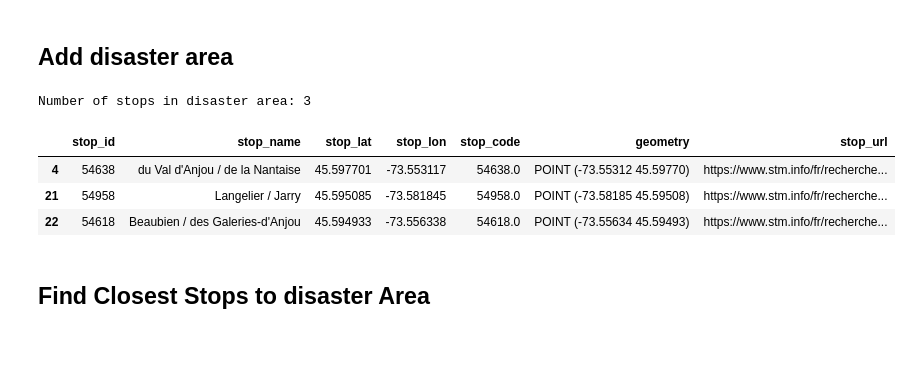
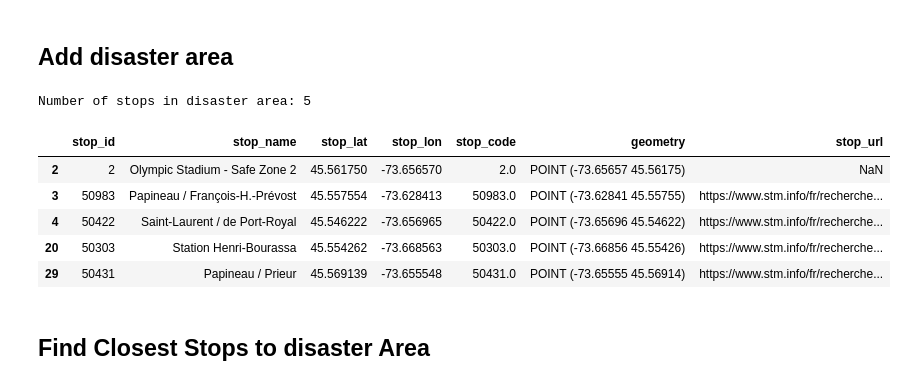
Before and after one commit to lakshyaag/Route-Optimization-STM, a Jupyter notebook: Safe Zone Problem Extension-Cleaned-Final.ipynb, the cells around one changed output. Saved outputs shown, nothing was run; the diff lists cells and outputs as text; code cells hidden in the pictures; blank space fills up the shorter version.

```diff
--- a/Safe Zone Problem Extension-Cleaned-Final.ipynb
+++ b/Safe Zone Problem Extension-Cleaned-Final.ipynb
@@ -87,7 +87,7 @@ segments[["route_id", "start_stop_id", "end_stop_id"]] = segments[
     ["route_id", "start_stop_id", "end_stop_id"]
 ].astype(str)
 
-routes = ["24", "51", "67", "18", "33", "45", "80"]
+routes = ["24", "51", "67", "18", "105", "45", "80", "55"]
 
 stops_df_gpd = get_stops_on_route(routes, segments, stops)
 # %% [output]
@@ -141,7 +141,7 @@ def add_depot_and_safe_zones(lat: float, lon: float, stops_df: pd.DataFrame, saf
 ### New Random Sample with Safe Zones
 # %%
 # Sample a random subset of stops
-random_stops_df_gpd = stops_df_gpd.sample(n=20, random_state=5)
+random_stops_df_gpd = stops_df_gpd.sample(n=30, random_state=662)
 
 # Define your safe zones DataFrame
 safe_zones_data = {
@@ -156,11 +156,11 @@ safe_zones_df = pd.DataFrame(safe_zones_data)
 safe_zones_df["geometry"] = [Point(lon, lat) for lat, lon in zip(safe_zones_df.stop_lat, safe_zones_df.stop_lon)]
 
 # Use the modified function to add the depot and safe zones
-depot_lat = 45.509642  # Depot latitude
-depot_lon = -73.580091  # Depot longitude
+depot_lat = 45.503256  # Depot latitude
+depot_lon = -73.575901  # Depot longitude
 depot, random_stops_df_gpd = add_depot_and_safe_zones(depot_lat, depot_lon, random_stops_df_gpd, safe_zones_df)
 
 # Now 'updated_random_stops_df_gpd' includes the depot, safe zones, and the random subset of stops
 print(f"Number of stops including depot and safe zones: {len(random_stops_df_gpd)}")
-display(random_stops_df_gpd.head())
+display(random_stops_df_gpd)
 # %% [output]
@@ -292,27 +303,29 @@ Number of stops in DataFrame: 23
 # %%
 def add_disaster_area(stops_df: pd.DataFrame, disaster_bounds: list):
     disaster_area = box(*disaster_bounds)
 
     stops_df_gpd = gpd.GeoDataFrame(stops_df, geometry="geometry")
 
     stops_in_disaster_area = stops_df_gpd[stops_df_gpd.within(disaster_area)]
 
     print(f"Number of stops in disaster area: {len(stops_in_disaster_area)}")
 
     display(stops_in_disaster_area)
 
     return stops_in_disaster_area, disaster_area
 
 
 stops_in_disaster_area, disaster_area = add_disaster_area(
-    random_stops_df_gpd, [-73.50826, 45.57889, -73.60963, 45.70587]
+    random_stops_df_gpd, [-73.682213, 45.535972, -73.604622, 45.572994]
 )
 # %% [output]
-Number of stops in disaster area: 3
+Number of stops in disaster area: 5
 |  | stop_id | stop_name | stop_lat | stop_lon | stop_code | geometry | stop_url |
-| 4 | 54638 | du Val d'Anjou / de la Nantaise | 45.597701 | -73.553117 | 54638.0 | POINT (-73.55312 45.59770) | https://www.stm.info/fr/recherche... |
-| 21 | 54958 | Langelier / Jarry | 45.595085 | -73.581845 | 54958.0 | POINT (-73.58185 45.59508) | https://www.stm.info/fr/recherche... |
-| 22 | 54618 | Beaubien / des Galeries-d'Anjou | 45.594933 | -73.556338 | 54618.0 | POINT (-73.55634 45.59493) | https://www.stm.info/fr/recherche... |
+| 2 | 2 | Olympic Stadium - Safe Zone 2 | 45.561750 | -73.656570 | 2.0 | POINT (-73.65657 45.56175) | NaN |
+| 3 | 50983 | Papineau / François-H.-Prévost | 45.557554 | -73.628413 | 50983.0 | POINT (-73.62841 45.55755) | https://www.stm.info/fr/recherche... |
+| 4 | 50422 | Saint-Laurent / de Port-Royal | 45.546222 | -73.656965 | 50422.0 | POINT (-73.65696 45.54622) | https://www.stm.info/fr/recherche... |
+| 20 | 50303 | Station Henri-Bourassa | 45.554262 | -73.668563 | 50303.0 | POINT (-73.66856 45.55426) | https://www.stm.info/fr/recherche... |
+| 29 | 50431 | Papineau / Prieur | 45.569139 | -73.655548 | 50431.0 | POINT (-73.65555 45.56914) | https://www.stm.info/fr/recherche... |
 # %% [markdown]
 ## Find Closest Stops to disaster Area
 # %%
```
Also changed, not shown: parts of 16 cells of this notebook, 20 other files.
